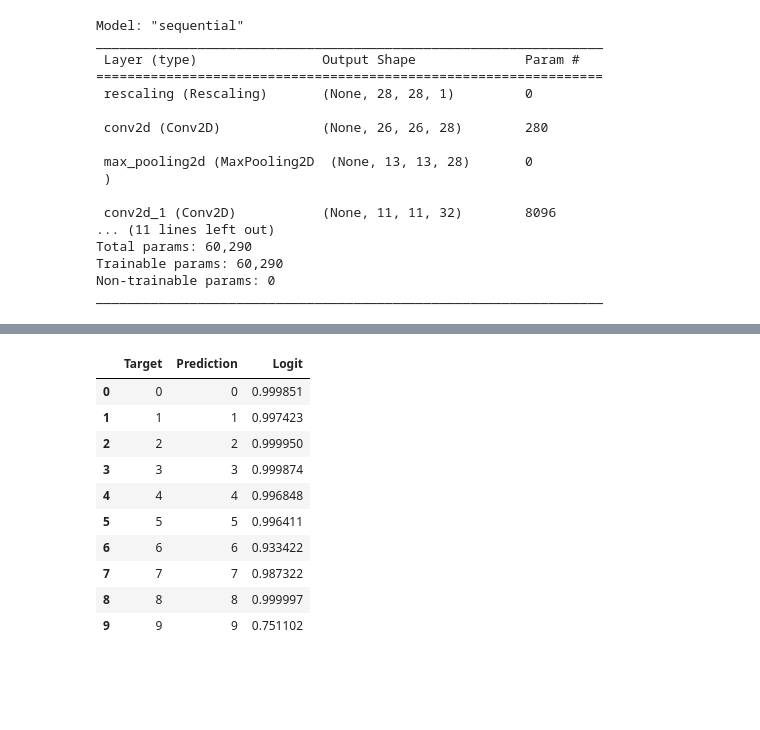
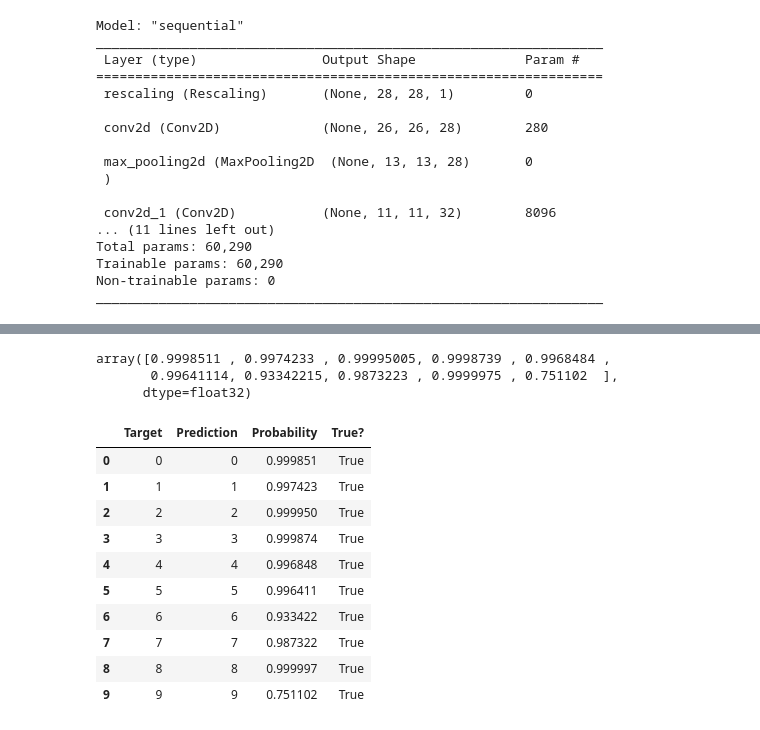
Before and after one commit to peterjakubowski/Handwritten-Digit-Recognition, a Jupyter notebook: classify_new_handwritten_digits.ipynb, the cells around one changed output, grey strips where cells are left out. Saved outputs shown, nothing was run; the diff lists cells and outputs as text; code cells hidden in the pictures; blank space fills up the shorter version.

```diff
--- a/classify_new_handwritten_digits.ipynb
+++ b/classify_new_handwritten_digits.ipynb
@@ -165,3 +236,3 @@ Load the saved TensorFlow model trained in `digit-recognizer-svc-cnn.ipynb` note
 # %%
-new_model = tf.keras.models.load_model('saved_model/handwritten_digits_cnn')
+cnn_model = tf.keras.models.load_model('saved_model/handwritten_digits_cnn')
 # %%
@@ -189,5 +260,6 @@ _________________________________________________________________
 Input array of new handwritten digits and make predictions
 # %%
-predictions = new_model.predict(new_handwritten_digits)
-print(np.argmax(predictions, axis=1))
+# predict class labels
+cnn_predictions = cnn_model.predict(new_handwritten_digits)
+print(np.argmax(cnn_predictions, axis=1))
 # %% [output]
@@ -201,14 +268,28 @@ for i in range(len(predictions)):
+# %%
+# save class labels probabilites
+cnn_predictions_proba = np.max(cnn_predictions, axis=1)
+cnn_predictions_proba
+# %% [output]
+array([0.9998511 , 0.9974233 , 0.99995005, 0.9998739 , 0.9968484 ,
+       0.99641114, 0.93342215, 0.9873223 , 0.9999975 , 0.751102  ],
+      dtype=float32)
 # %%
-pd.DataFrame(data=zip(labels, np.argmax(predictions, axis=1), logit_probabilities), columns=['Target', 'Prediction', 'Logit'])
+cnn_report = pd.DataFrame(
+    data=zip(labels, np.argmax(cnn_predictions, axis=1), cnn_predictions_proba),
+    columns=['Target', 'Prediction', 'Probability']
+)
+cnn_report['True?'] = cnn_report.Prediction == cnn_report.Target
-# %% [output]
-|  | Target | Prediction | Logit |
-| 0 | 0 | 0 | 0.999851 |
-| 1 | 1 | 1 | 0.997423 |
-| 2 | 2 | 2 | 0.999950 |
-| 3 | 3 | 3 | 0.999874 |
-| 4 | 4 | 4 | 0.996848 |
-| 5 | 5 | 5 | 0.996411 |
-| 6 | 6 | 6 | 0.933422 |
-| 7 | 7 | 7 | 0.987322 |
-| 8 | 8 | 8 | 0.999997 |
-| 9 | 9 | 9 | 0.751102 |
+# %%
+cnn_report
+# %% [output]
+|  | Target | Prediction | Probability | True? |
+| 0 | 0 | 0 | 0.999851 | True |
+| 1 | 1 | 1 | 0.997423 | True |
+| 2 | 2 | 2 | 0.999950 | True |
+| 3 | 3 | 3 | 0.999874 | True |
+| 4 | 4 | 4 | 0.996848 | True |
+| 5 | 5 | 5 | 0.996411 | True |
+| 6 | 6 | 6 | 0.933422 | True |
+| 7 | 7 | 7 | 0.987322 | True |
+| 8 | 8 | 8 | 0.999997 | True |
+| 9 | 9 | 9 | 0.751102 | True |
```
Also changed, not shown: parts of 23 cells of this notebook, 9 other files.
